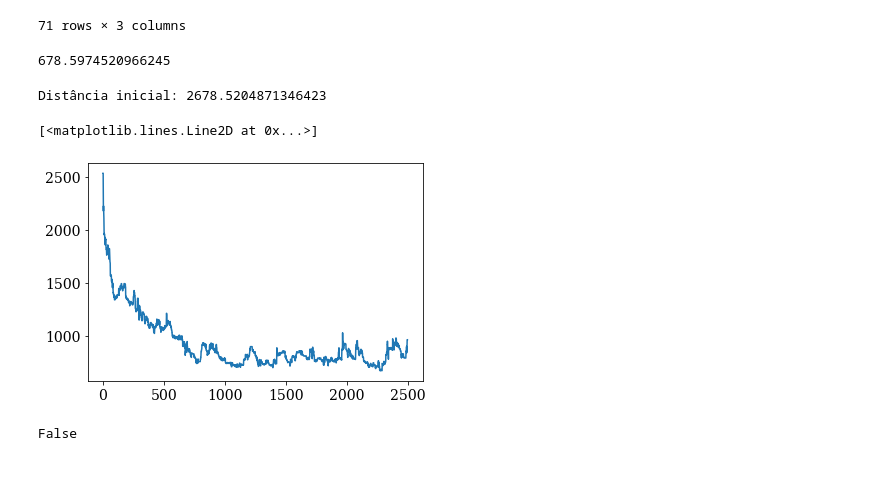
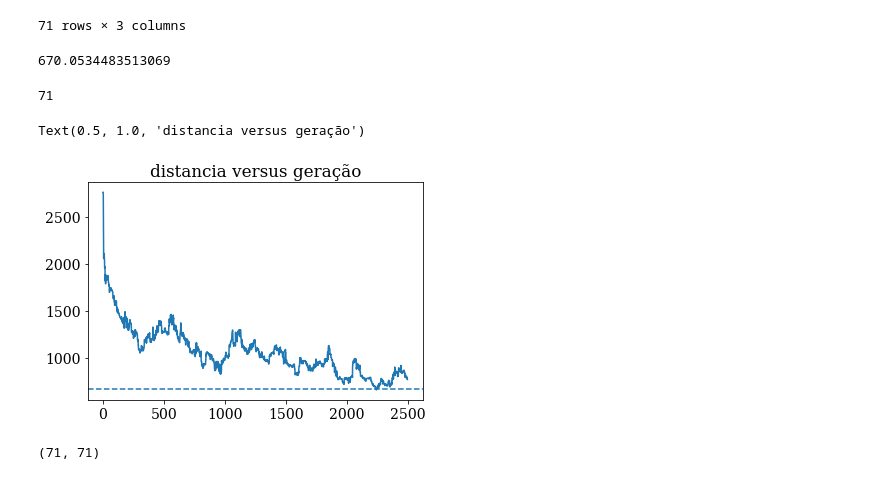
Before and after one commit to pesadaum/tsp-with-ga, a Jupyter notebook: tsp_with_ga.ipynb, the cells around one changed output. Drawn from its saved outputs; the diff is of its cells as text; code cells hidden in the pictures.

```diff
--- a/tsp_with_ga.ipynb
+++ b/tsp_with_ga.ipynb
@@ -316,7 +289,7 @@ def calcula_distancia_otima(rota_otima):
     r_x, r_y = list(zip(*rota_otima))
 
     d_otima = 0
-    for i in range(len(rota_otima) -1):
+    for i in range(len(rota_otima) -2):
         d_otima += np.sqrt((r_x[i+1] - r_x[i])**2 + (r_y[i+1] - r_y[i])**2)
     return d_otima
 # %%
@@ -324,29 +297,37 @@ d_o = calcula_distancia_otima(sol_otima)
 
 d_o
 # %% [output]
-678.5974520966245
+670.0534483513069
 # %%
 if __name__ == '__main__':
     cidades = []
 
-    for i in range(0, len(tsp_st70)):
+    for i in range(len(tsp_st70)):
         cidades.append(Gene(x=tsp_st70.iat[i, 1], y=tsp_st70.iat[i, 2]))
+
     melhor_ind, evolucao = GA(cidades, 20, 5, 0.01, 2500, retorna_distancias=True)
 
     solucao = []
     for gene in melhor_ind:
         solucao.append((gene.x, gene.y))
+
+    solucao.append((solucao[0][0], solucao[0][1]))
-# %% [output]
-Distância inicial: 2678.5204871346423
-# %%
-plt.plot(evolucao)
-# %% [output]
-[<matplotlib.lines.Line2D at 0x...>]
-[figure, removed]
+# %%
+len(solucao)
+# %% [output]
+71
+# %%
+plt.plot(evolucao)
+plt.axhline(y=d_o, linestyle='--')
+
+plt.title('distancia versus geração')
+# %% [output]
+Text(0.5, 1.0, 'distancia versus geração')
+[figure, added]
 # %%
-len(solucao) == len(st70_tour) # esqueci de fazer a solução voltar pra cidade inicial
+len(solucao) , len(st70_tour) # esqueci de fazer a solução voltar pra cidade inicial
 # %% [output]
-False
+(71, 71)
 # %%
 f, ax = plt.subplots(ncols=2, figsize=(14, 9))
 
```
Also changed, not shown: parts of 5 cells of this notebook.
